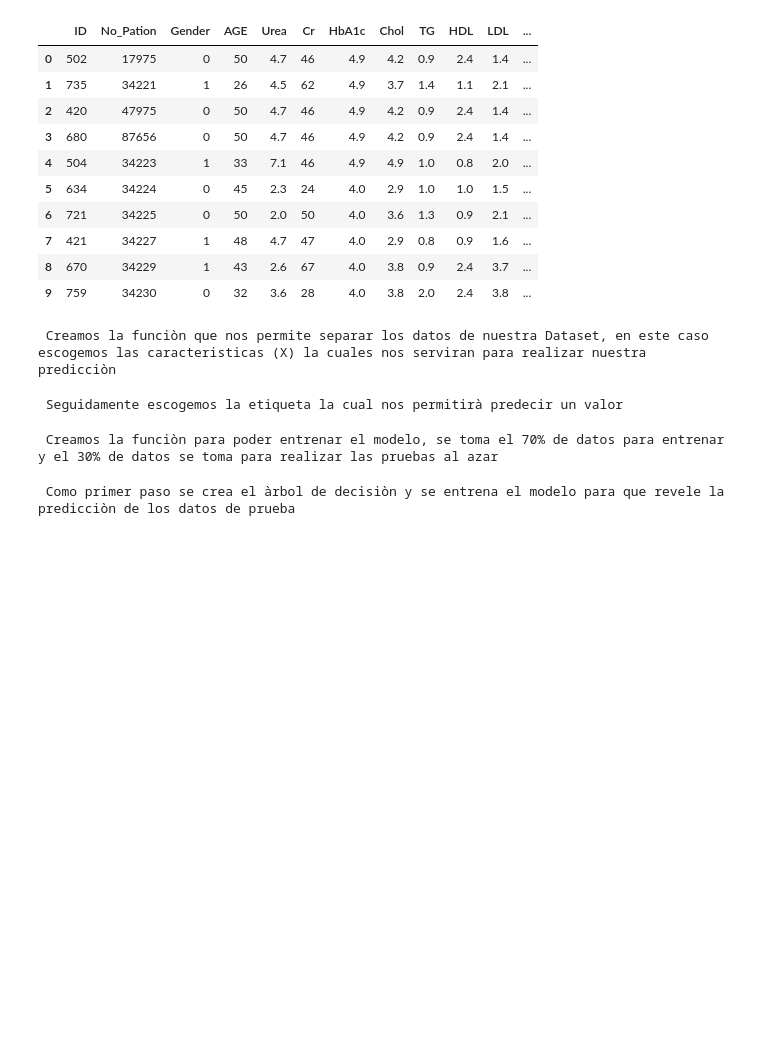
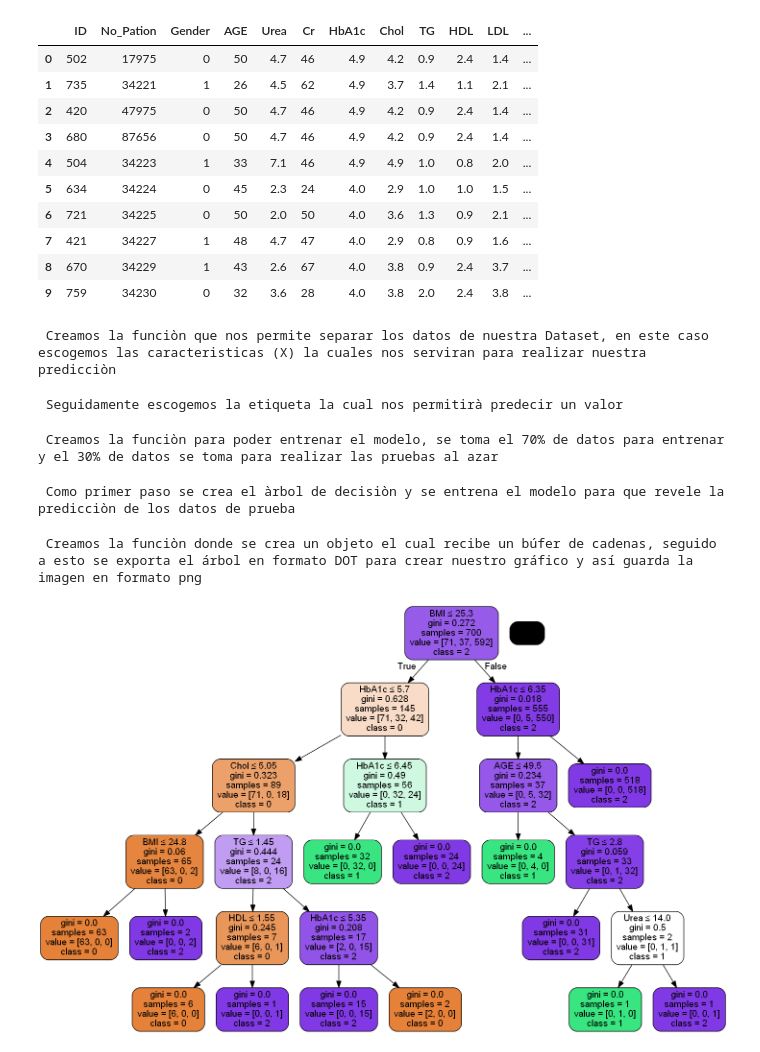
Before and after one commit to gcalcivar1/Laboratorio1_U2_Mineria, a Jupyter notebook: [NRC_6292]_GenesisAlcivar_Lab1Unidad2.ipynb, the cells around one changed output. Drawn from its saved outputs; the diff is of its cells as text; code cells hidden in the pictures; blank space fills up the shorter version.

Commit message:
Creamos la funciòn donde se crea un objeto el cual recibe un búfer de cadenas, seguido a esto se exporta el árbol en formato DOT para crear nuestro gráfico y así guarda la imagen en formato png

```diff
--- a/[NRC_6292]_GenesisAlcivar_Lab1Unidad2.ipynb
+++ b/[NRC_6292]_GenesisAlcivar_Lab1Unidad2.ipynb
@@ -126,3 +126,22 @@ y_pred = clf.predict(X_test)
 print(funcArb.__doc__)
 # %% [output]
  Como primer paso se crea el àrbol de decisiòn y se entrena el modelo para que revele la predicciòn de los datos de prueba
+# %%
+def mostArbol():
+
+    ''' Creamos la funciòn donde se crea un objeto el cual recibe un búfer de cadenas, seguido a esto se exporta el árbol en formato DOT para crear nuestro gráfico y así guarda la imagen en formato png '''
+
+dot_data = StringIO()
+export_graphviz(clf, out_file=dot_data,
+                filled=True, rounded=True,
+                special_characters=True,
+                feature_names = caracteristicas,
+                class_names=['0','1','2'])
+graph = pydotplus.graph_from_dot_data(dot_data.getvalue())
+graph.write_png('diabetes.png')
+
+print(mostArbol.__doc__)
+Image(graph.create_png())
+# %% [output]
+ Creamos la funciòn donde se crea un objeto el cual recibe un búfer de cadenas, seguido a esto se exporta el árbol en formato DOT para crear nuestro gráfico y así guarda la imagen en formato png
+[figure, added]
```
